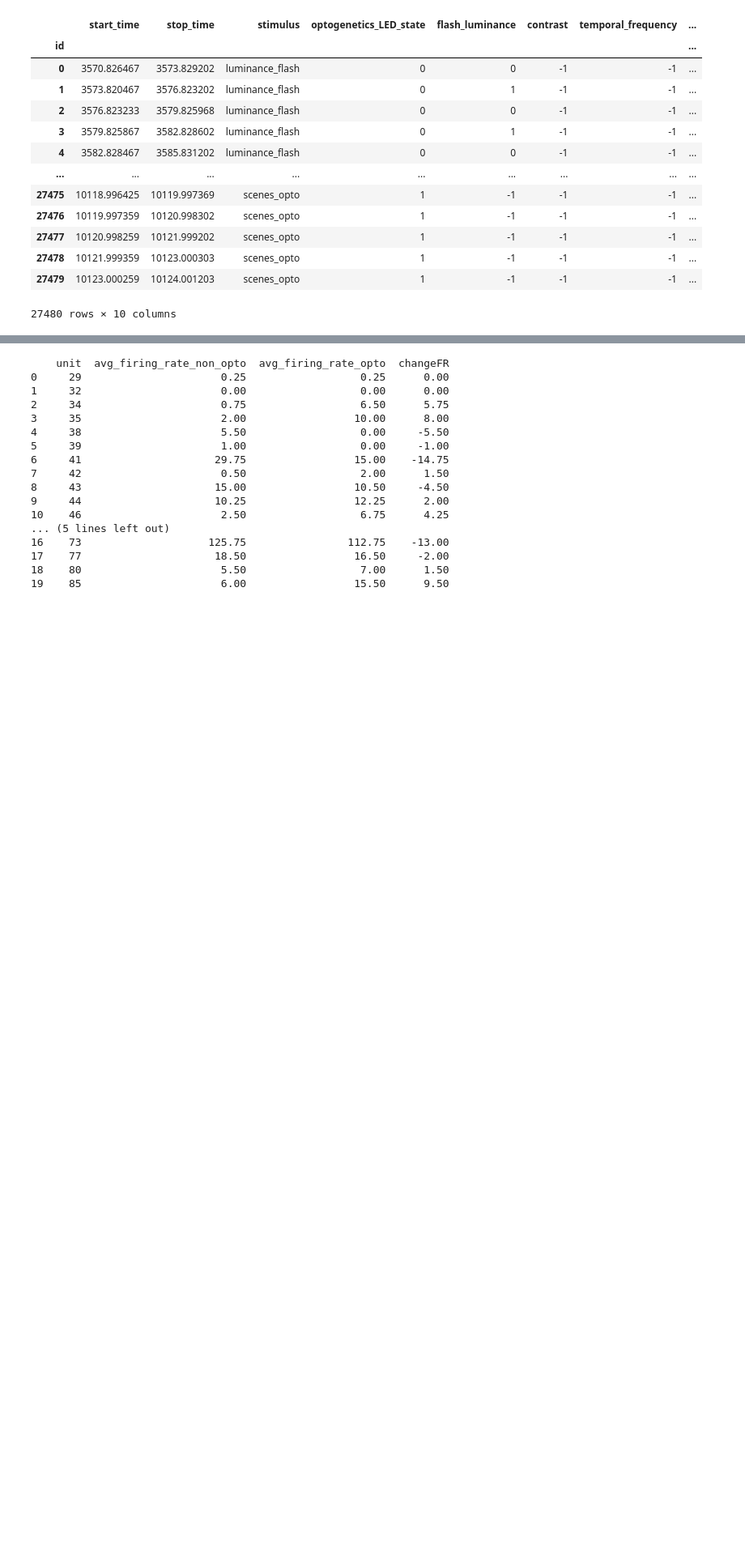
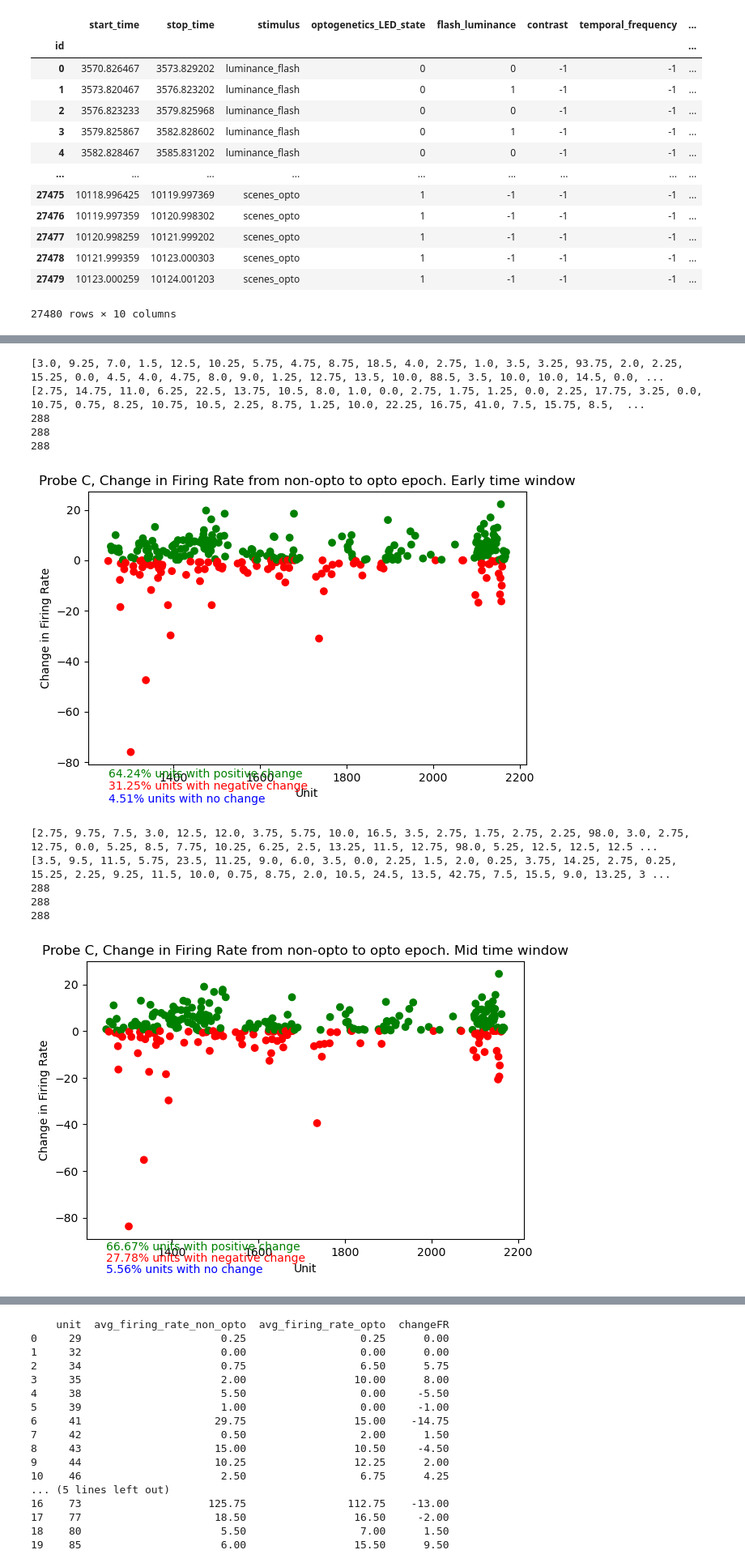
Before and after one commit to granthughes1999/nwb, a Jupyter notebook: Rotation_files/paBoNT2_analysis_grant.ipynb, the cells around one changed output, grey strips where cells are left out. Shown: that part at 81% size. Cells and saved outputs as stored; diff of their text form; code cells hidden in the pictures; blank space fills up the shorter version.

```diff
--- a/Rotation_files/paBoNT2_analysis_grant.ipynb
+++ b/Rotation_files/paBoNT2_analysis_grant.ipynb
@@ -2219,0 +2323,23 @@ paBont2.trials()
+# %%
+
+path = r"G:/Grant/rotation/2023-09-29_16-07-39_PaBont2/plots/summary_plots/flash/earlyWindow/probeC/"
+fr_early = paBont2.scatter_plot_2("C","LP","Early",path,0,0.04, 0.08,0.005)
+
+path = r"G:/Grant/rotation/2023-09-29_16-07-39_PaBont2/plots/summary_plots/flash/midWindow/probeC/"
+fr_mid = paBont2.scatter_plot_2("C","LP",'Mid',path,0,0.04, 0.12,0.005)
+
+path = r"G:/Grant/rotation/2023-09-29_16-07-39_PaBont2/plots/summary_plots//flash/lateWindow/probeC/"
+fr_late = paBont2.scatter_plot_2("C","LP",'Late',path,0,0.04, 0.16,0.005)
+# %% [output]
+[3.0, 9.25, 7.0, 1.5, 12.5, 10.25, 5.75, 4.75, 8.75, 18.5, 4.0, 2.75, 1.0, 3.5, 3.25, 93.75, 2.0, 2.25, 15.25, 0.0, 4.5, 4.0, 4.75, 8.0, 9.0, 1.25, 12.75, 13.5, 10.0, 88.5, 3.5, 10.0, 10.0, 14.5, 0.0, ...
+[2.75, 14.75, 11.0, 6.25, 22.5, 13.75, 10.5, 8.0, 1.0, 0.0, 2.75, 1.75, 1.25, 0.0, 2.25, 17.75, 3.25, 0.0, 10.75, 0.75, 8.25, 10.75, 10.5, 2.25, 8.75, 1.25, 10.0, 22.25, 16.75, 41.0, 7.5, 15.75, 8.5,  ...
+288
+288
+288
+[figure, added]
+[2.75, 9.75, 7.5, 3.0, 12.5, 12.0, 3.75, 5.75, 10.0, 16.5, 3.5, 2.75, 1.75, 2.75, 2.25, 98.0, 3.0, 2.75, 12.75, 0.0, 5.25, 8.5, 7.75, 10.25, 6.25, 2.5, 13.25, 11.5, 12.75, 98.0, 5.25, 12.5, 12.5, 12.5 ...
+[3.5, 9.5, 11.5, 5.75, 23.5, 11.25, 9.0, 6.0, 3.5, 0.0, 2.25, 1.5, 2.0, 0.25, 3.75, 14.25, 2.75, 0.25, 15.25, 2.25, 9.25, 11.5, 10.0, 0.75, 8.75, 2.0, 10.5, 24.5, 13.5, 42.75, 7.5, 15.5, 9.0, 13.25, 3 ...
+288
+288
+288
+[figure, added]
```
Also changed, not shown: parts of 11 cells of this notebook.
